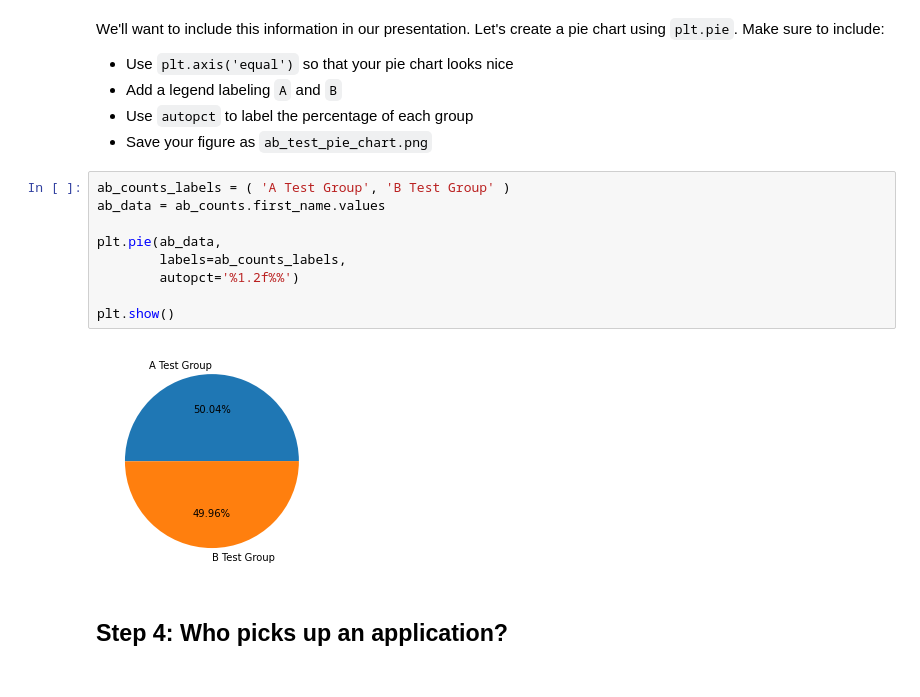
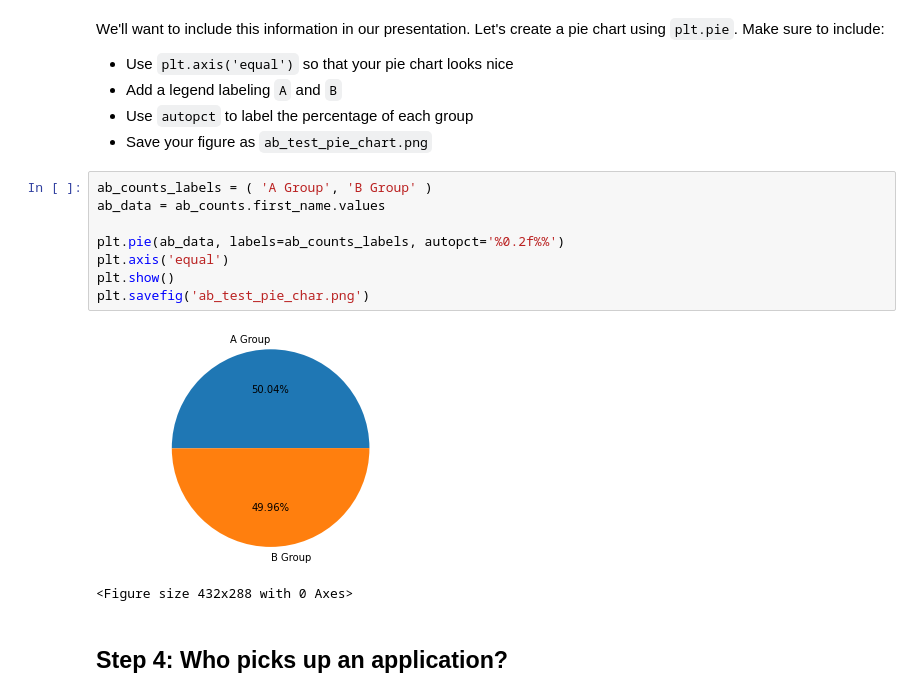
Before and after one commit to bravocharliemike/gym_ab, a Jupyter notebook: gym_ab.ipynb, the cells around one changed output. Saved outputs shown, nothing was run; the diff lists cells and outputs as text.

Commit message:
Finished pie chart

```diff
--- a/gym_ab.ipynb
+++ b/gym_ab.ipynb
@@ -245,16 +245,16 @@ We'll want to include this information in our presentation.  Let's create a pie
 - Use `autopct` to label the percentage of each group
 - Save your figure as `ab_test_pie_chart.png`
 # %%
-ab_counts_labels = ( 'A Test Group', 'B Test Group' )
+ab_counts_labels = ( 'A Group', 'B Group' )
 ab_data = ab_counts.first_name.values
 
-plt.pie(ab_data,
-        labels=ab_counts_labels,
-        autopct='%1.2f%%')
-
+plt.pie(ab_data, labels=ab_counts_labels, autopct='%0.2f%%')
+plt.axis('equal')
 plt.show()
+plt.savefig('ab_test_pie_char.png')
 # %% [output]
-[figure, old version]
+[figure, new version]
+<Figure size 432x288 with 0 Axes>
 # %% [markdown]
 ## Step 4: Who picks up an application?
 # %% [markdown]
```
Also changed, not shown: 1 other file.
